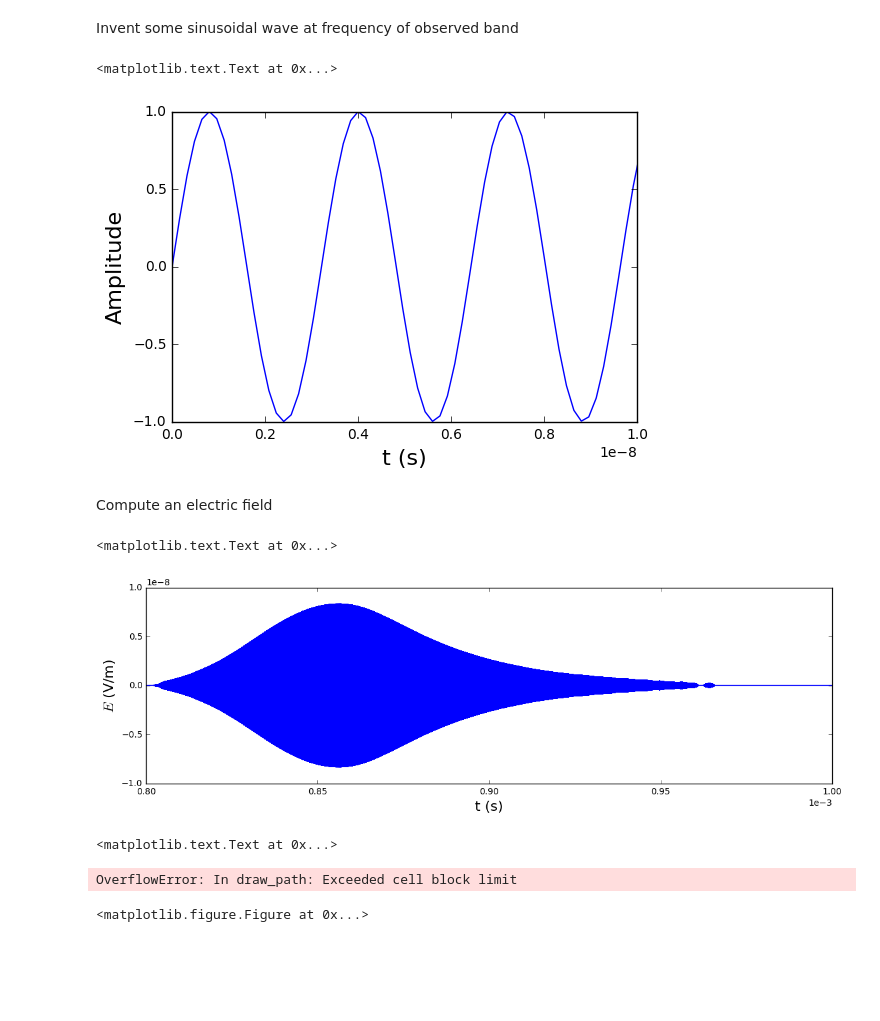
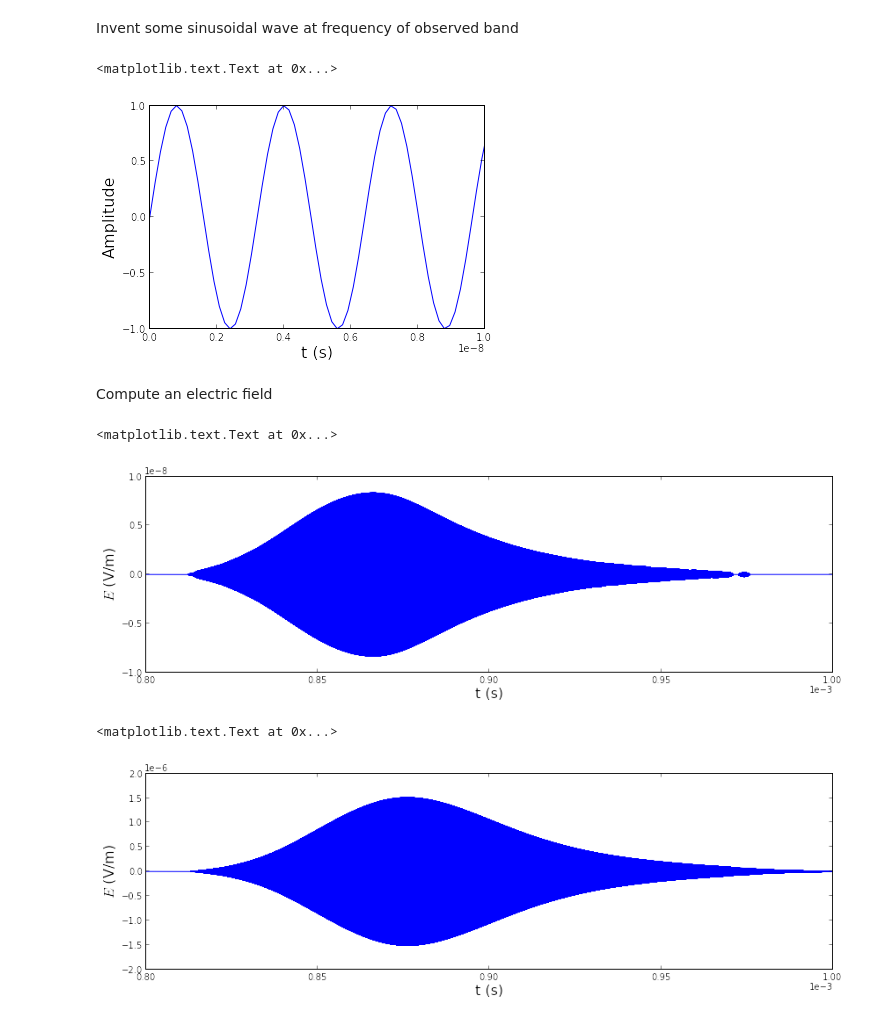
Before and after one commit to quantumfx/binary-lens, a Jupyter notebook: lens_simulation.ipynb, the cells around one changed output. Drawn from its saved outputs; the diff is of its cells as text; code cells hidden in the pictures; blank space fills up the shorter version.

```diff
--- a/lens_simulation.ipynb
+++ b/lens_simulation.ipynb
@@ -6,23 +38,34 @@ import scipy.interpolate as inter
 # %% [markdown]
 Load a mean pulse profile for B1957+20
 # %%
+#mean_profile = np.load('mean_profile.npy')
+
+#meanprof_Jy = (mean_profile / np.median(mean_profile) - 1) * 12.
+#meanprof_Jy[meanprof_Jy < 0] = 0
+##mean_value = (np.mean(mean_profile) / np.median(mean_profile) - 1) * 12.
+
+##print("Mean pulse flux = %s Jy" % (mean_value))
+
+
+
+#profile = inter.interp1d(x, meanprof_Jy, kind='linear')
+#xnew = np.arange(0,x.size-1,(x.size-1.)/n)
+#meanprof_inter = profile(xnew)
+
+#plt.plot(meanprof_inter)
+#plt.xlabel('sample', fontsize=16)
+#plt.ylabel(r'$F_{\nu}$ (Jy)', fontsize=16)
+##plt.xlim(0,1.6e-2)
+#plt.ylim(-.1, 0.8)
+
 mean_profile = np.load('mean_profile.npy')
 
 meanprof_Jy = (mean_profile / np.median(mean_profile) - 1) * 12.
-meanprof_Jy[meanprof_Jy < 0] = 0
-#mean_value = (np.mean(mean_profile) / np.median(mean_profile) - 1) * 12.
+x = np.arange(1000)
+popt, pcov = curve_fit(gaussian, x, meanprof_Jy, bounds=([0.,-np.inf,800.],[1.,np.inf,895.]))
 
-#print("Mean pulse flux = %s Jy" % (mean_value))
-
-n = 10000000
-# 1 sample is 1/n*1.6ms
-
-x = np.arange(1000)
-profile = inter.interp1d(x, meanprof_Jy, kind='linear')
-xnew = np.arange(0,x.size-1,(x.size-1.)/n)
-meanprof_inter = profile(xnew)
-
-plt.plot(meanprof_inter)
+plt.plot(meanprof_Jy)
+plt.plot(x, gaussian(x, *popt))
 plt.xlabel('sample', fontsize=16)
 plt.ylabel(r'$F_{\nu}$ (Jy)', fontsize=16)
 #plt.xlim(0,1.6e-2)
@@ -53,12 +96,6 @@ plt.ylim(-.1, 0.8)
 # %% [markdown]
 Invent some sinusoidal wave at frequency of observed band
 # %%
-freq = 311.25 # MHz, observed band
-p_spin = 1.6 # ms, spin period
-
-freq *= 1e6 #Hz
-p_spin *= 1e-3 #s
-
 angular_freq = 2*np.pi*freq
 t = np.linspace(0., p_spin, n)
 phase_ref = np.sin(angular_freq*t)
@@ -70,56 +107,43 @@ plt.xlabel('t (s)', fontsize=16)
 plt.ylabel(r'Amplitude', fontsize=16)
 # %% [output]
 <matplotlib.text.Text at 0x...>
-[figure, old version]
+[figure, new version]
 # %% [markdown]
 Compute an electric field
 # %%
 a = 109797  # rt(kg)*m/s^2/A; a = sqrt(2*16MHz/(c*n*epsilon_0)), conversion factor between
             # sqrt(Jansky) and E field strength assuming n=1 and a 16MHz bandwidth
 
 b = 1e-13   # rt(kg)/s; a*b = 1.1e-8 V/m
 
 E_field = a*b*pulse_ref*phase_ref
 
 plt.figure(figsize=(14,4))
-plt.plot(t, E_field)
+plt.plot(t, np.roll(E_field, (int)(1e-5/p_spin*n)))
 plt.ticklabel_format(style='sci', axis='both', scilimits=(0,0))
 plt.xlim(0.8e-3,1e-3)
 plt.xlabel('t (s)', fontsize=16)
 plt.ylabel(r'$E$ (V/m)', fontsize=16)
 # %% [output]
 <matplotlib.text.Text at 0x...>
-[figure, old version]
+[figure, new version]
 # %%
-# x in the following functions should be in s
-
-p_phase = 1./freq # s, E field oscillation period
-R = 6.273 # s, pulsar-companion distance
-
-def tau_str(x):
-    return 1e-5 #s
-def tau_geom(x):
-    return x**2/(2.*R)
-def tau_phase(x):
-    return -tau_str(x) + tau_geom(x)
-def tau_group(x):
-    return tau_str(x) + tau_geom(x)
-
-lim = (int)(np.sqrt(p_phase*2*R)*n/p_spin)
+lim = (int)(np.sqrt(p_phase*2*R)*insample) # How far does tau_geom have to go to get to one period
+lim *= 100
 
 E_field = np.zeros(n)
 E_tot = np.zeros(n)
 pulse = np.zeros(n)
 phase = np.zeros(n)
-i = -10000*lim
+i = -lim
 
-while (i < 10000*lim):
+while (i < lim):
     #print i, tau_phase(i*p_spin/n)*n/p_spin, tau_group(i*p_spin/n)*n/p_spin
-    phase = np.roll(phase_ref, (int)(tau_phase(i*p_spin/n)*n/p_spin))
-    pulse = np.roll(pulse_ref, (int)(tau_group(i*p_spin/n)*n/p_spin))
+    phase = np.roll(phase_ref, (int)(tau_phase(i*intime)*insample))
+    pulse = np.roll(pulse_ref, (int)(tau_group(i*intime)*insample))
     E_field = a*b*phase*pulse
     E_tot += E_field
-    i+=10*lim
+    i+=lim/100
 
 plt.figure(figsize=(14,4))
 #plt.plot(t.reshape(-1,1e3).mean(axis=1), E_tot.reshape(-1,1e3).mean(axis=1)) # downsampling before plotting.
@@ -130,5 +154,4 @@ plt.xlabel('t (s)', fontsize=16)
 plt.ylabel(r'$E$ (V/m)', fontsize=16)
 # %% [output]
 <matplotlib.text.Text at 0x...>
-OverflowError: In draw_path: Exceeded cell block limit
-<matplotlib.figure.Figure at 0x...>
+[figure, added]
```
Also changed, not shown: parts of 5 cells of this notebook.
